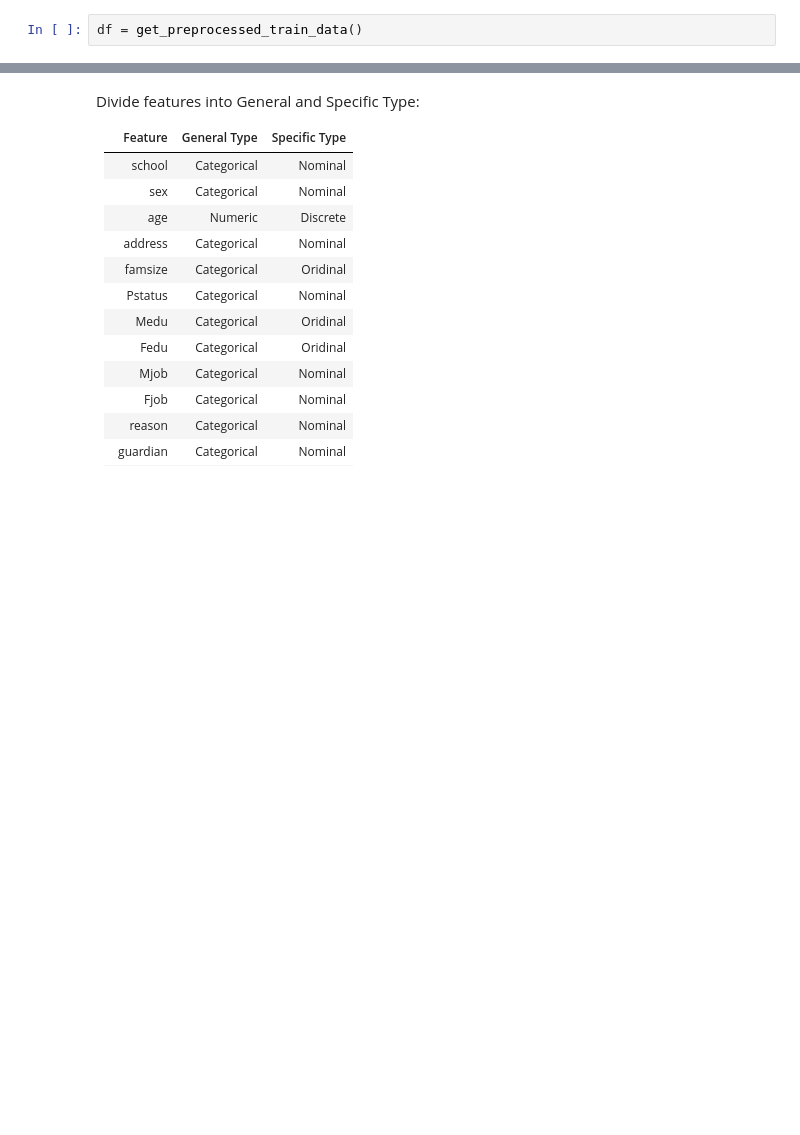
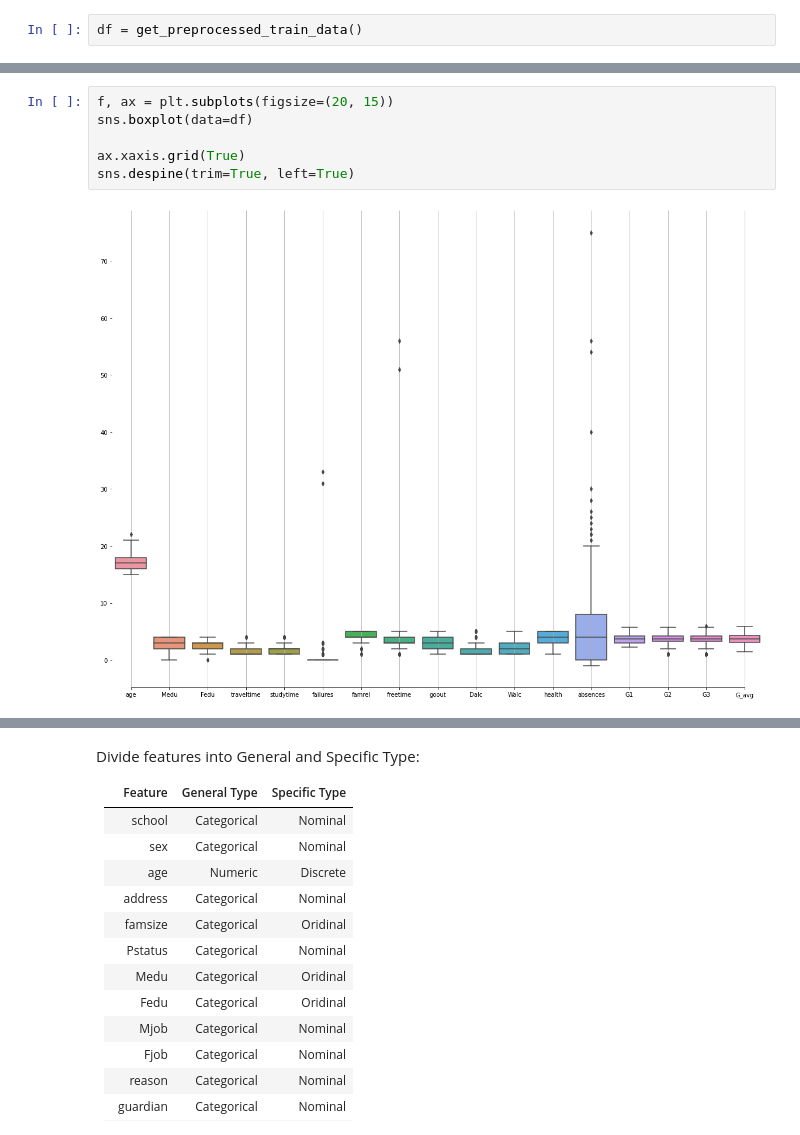
Before and after one commit to benikm91/cas_mllab-student-grade-prediction, a Jupyter notebook: 1_data-analysis.ipynb, the cells around one changed output, grey strips where cells are left out. Drawn from its saved outputs; the diff is of its cells as text; blank space fills up the shorter version.

Commit message:
- add outliers to data - add boxplot

```diff
--- a/1_data-analysis.ipynb
+++ b/1_data-analysis.ipynb
@@ -24,3 +24,11 @@ df.describe()
+# %%
+f, ax = plt.subplots(figsize=(20, 15))
+sns.boxplot(data=df)
+
+ax.xaxis.grid(True)
+sns.despine(trim=True, left=True)
+# %% [output]
+[figure, added]
 # %%
 fig, ax = plt.subplots(figsize=(20,15))
 plt.title('G1')
```
Also changed, not shown: parts of 7 cells of this notebook, 3 other files.
